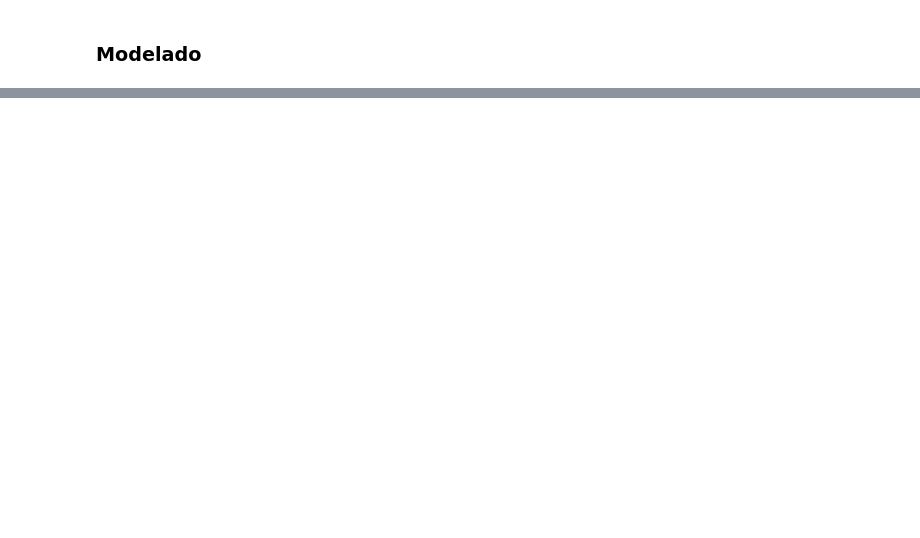
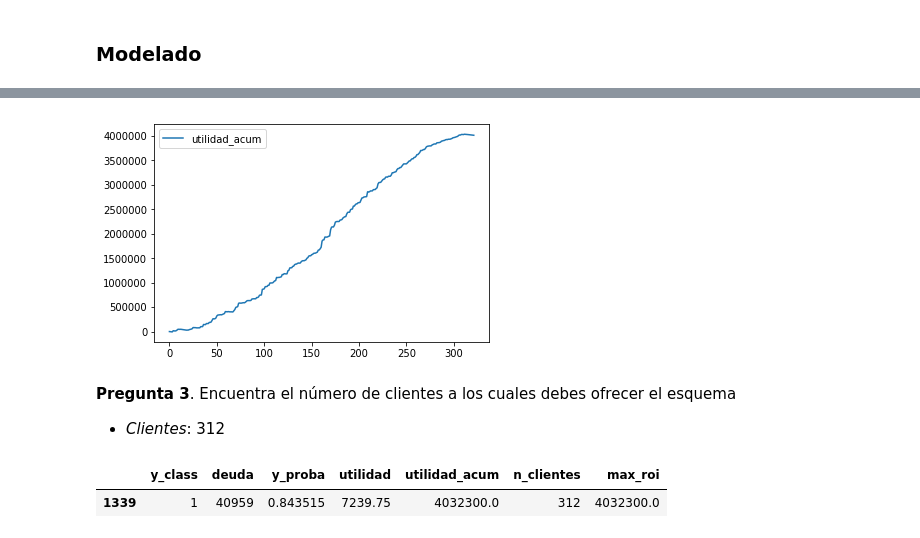
Before and after one commit to VillafuerteM/MineriaParcial1, a Jupyter notebook: Parcial1_Practico.ipynb, the cells around one changed output, grey strips where cells are left out. Saved outputs shown, nothing was run; the diff lists cells and outputs as text; code cells hidden in the pictures; blank space fills up the shorter version.

```diff
--- a/Parcial1_Practico.ipynb
+++ b/Parcial1_Practico.ipynb
@@ -51,0 +309,2 @@ X_train, X_test, y_train, y_test = train_test_split(
+# %%
+rf_final.fit(datosTarjeta.drop('y', axis=1), datosTarjeta.y)
@@ -51,0 +319,14 @@ X_train, X_test, y_train, y_test = train_test_split(
+# %%
+costo=3000
+proba_pago=0.5
+condonar=0.5
+# %%
+decision_df=pd.DataFrame({
+    'y_class': rf_final.predict(predTarjeta),
+    'deuda': predTarjeta.BILL_AMT1,
+    'y_proba': rf_final.predict_proba(predTarjeta)[:,1],
+    'utilidad': predTarjeta.BILL_AMT1*condonar*proba_pago -costo
+})
+# %%
+c=decision_df.loc[decision_df['y_class'] == 1]
+c.head()
@@ -51,0 +340,27 @@ X_train, X_test, y_train, y_test = train_test_split(
+# %%
+(
+    c
+    .sort_values(by='y_proba', ascending=True)
+    .assign(utilidad_acum = lambda x: x.utilidad.cumsum())
+    .reset_index()
+    .plot(y='utilidad_acum')
+)
+plt.show()
+# %% [output]
+[figure, added]
+# %% [markdown]
+**Pregunta 3**. Encuentra el número de clientes a los cuales debes ofrecer el esquema
+
+* *Clientes*: 312
+# %%
+(
+    c
+    .sort_values(by='y_proba', ascending=True)
+    .assign(utilidad_acum = lambda x: x.utilidad.cumsum(),
+            n_clientes = lambda x: x.y_class.cumsum())
+    .assign(max_roi = lambda x: x.utilidad_acum.max())
+    .query('utilidad_acum == max_roi')
+)
+# %% [output]
+|  | y_class | deuda | y_proba | utilidad | utilidad_acum | n_clientes | max_roi |
+| 1339 | 1 | 40959 | 0.843515 | 7239.75 | 4032300.0 | 312 | 4032300.0 |
```
Also changed, not shown: parts of 50 cells of this notebook.
